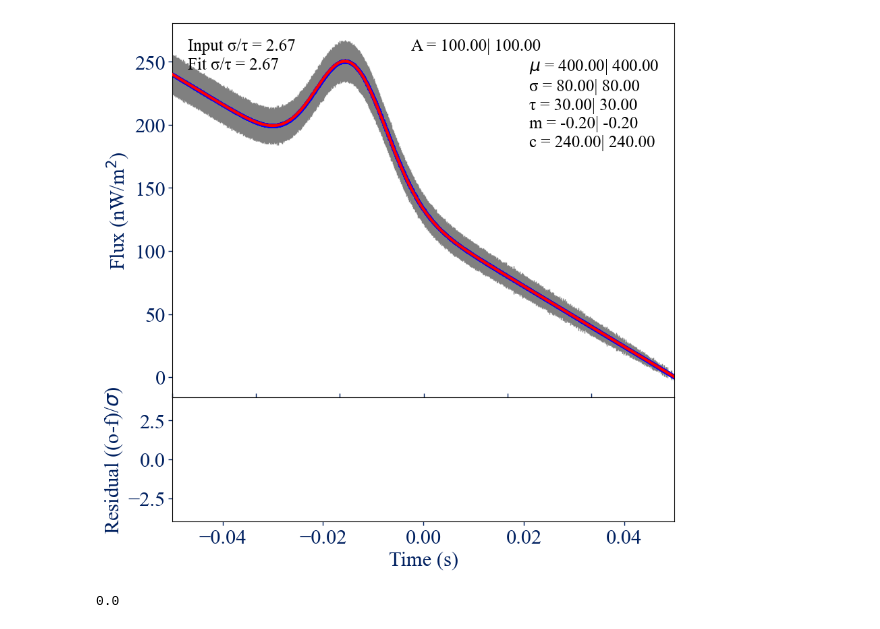
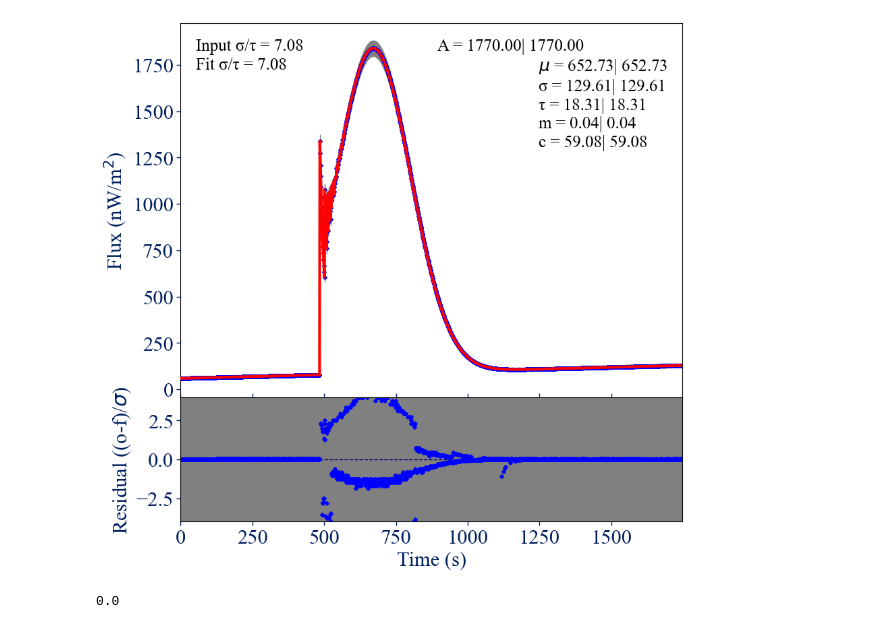
Before and after one commit to avalluvan/SXR-Solar-Flare-Classification, a Jupyter notebook: SyntheticModel/morph.ipynb, the cells around one changed output. Saved outputs shown, nothing was run; the diff lists cells and outputs as text; code cells hidden in the pictures.

Commit message:
Modified numpy to raise error when np.exp under/overflows. Issue persists with scipy.specials.erf

```diff
--- a/SyntheticModel/morph.ipynb
+++ b/SyntheticModel/morph.ipynb
@@ -1,26 +11,11 @@
 # %%
-import csv
-
 import pandas as pd
 import numpy as np
 from matplotlib import pyplot as plt
-from matplotlib import cm, patches, cycler
-from matplotlib.colors import LogNorm
-from matplotlib.ticker import LogLocator, AutoMinorLocator, ScalarFormatter
-from mpl_toolkits.axes_grid1.inset_locator import inset_axes
 from matplotlib.offsetbox import AnchoredText
 from scipy.optimize import curve_fit
-from scipy.special import erf
 
-from utils import get_flare_class, get_snr
-from morph import exp_gaus_single, get_flare_type, sim_data
+from utils import get_flare_class, get_snr      # From SuryaDrishti
+from morph import *
 
 np.set_printoptions(suppress=True)
-
-defaultcolor = '#002060'
-plt.rcParams.update({'text.color': defaultcolor, 'axes.labelcolor': defaultcolor,
-                     'xtick.color': defaultcolor, 'ytick.color': defaultcolor,
-                     'axes.prop_cycle': cycler(color=['b', 'r', 'limegreen']),
-                     'font.family':'serif', 'font.serif': 'Times New Roman',
-                     'font.size': 22, 'lines.linewidth': 3,
-                     'figure.figsize': (9.6, 5.4), 'figure.dpi': 100})
@@ -115,19 +124,21 @@ def plot_flare(time, counts, error, inputparams, plot=False):
 # %%
-n = 1200
+np.seterr(all='raise')
 
-A = 100
-mu = 400
-sigma = 80
-tau = 30
-m = -0.2
-c = np.abs(min(n*m, 0))
+n = 1750
 
-xdata = np.arange(n)
-inputparams = np.array([A, mu, sigma, tau, m, c])
+A = 1770
+mu = 652.73
+sigma = 129.61
+tau = 18.31
+m = 0.04
+c = 59.08
+
+xdata = np.arange(n, dtype='g')
+inputparams = np.array([A, mu, sigma, tau, m, c], dtype=np.longdouble)
 
 ydata, yerr = sim_data(xdata, inputparams, noisefree=True)
 
 popt, fig = plot_flare(xdata, ydata, yerr, inputparams, plot=True)
 # %% [output]
-[figure, old version]
+[figure, new version]
 # %%
```
Also changed, not shown: parts of 22 cells of this notebook, 2 other files.
